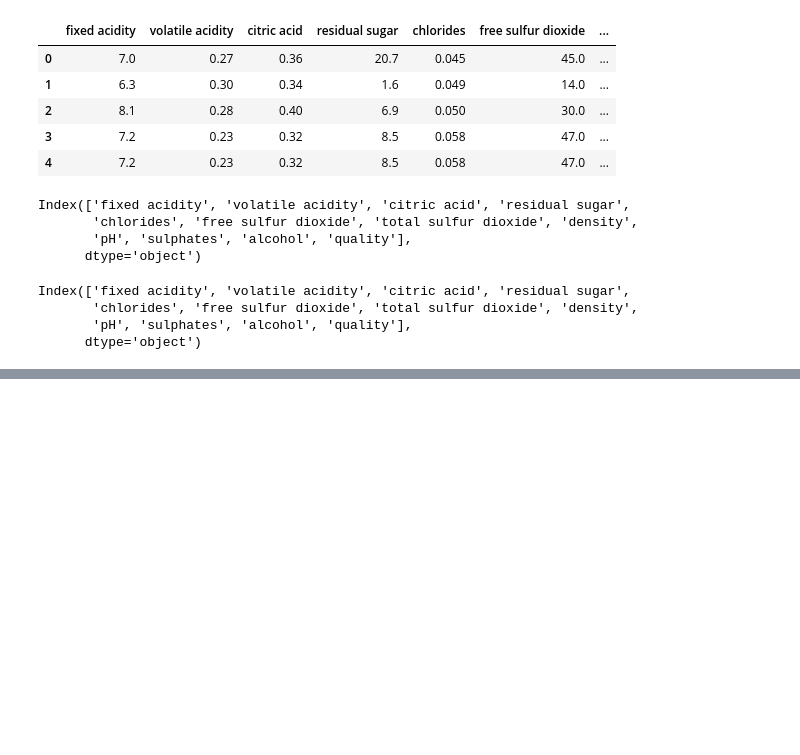
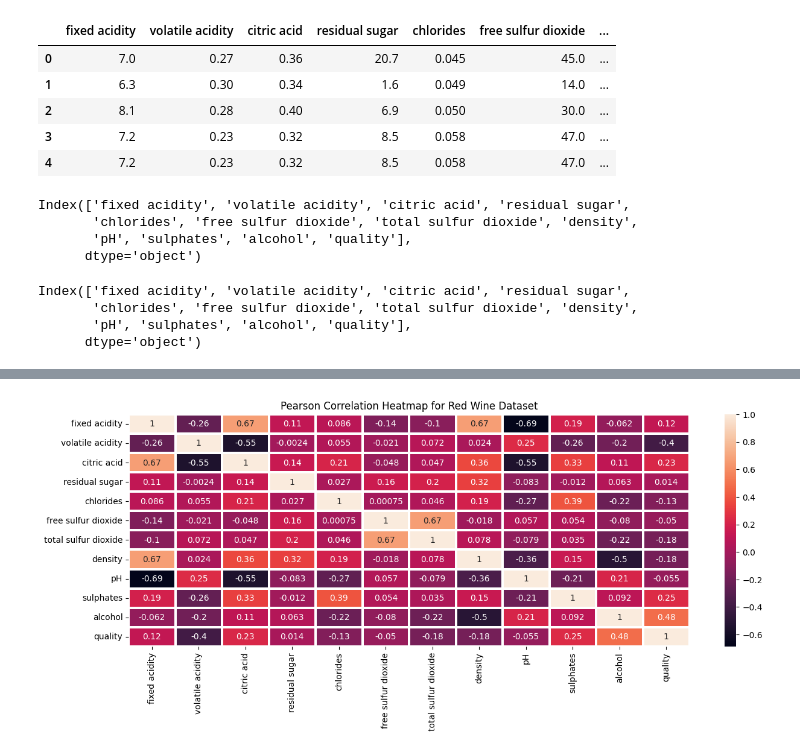
Before and after one commit to UjjwalKarkeyy/Two_Months_ML_Journey, a Jupyter notebook: Week 3/wqp_eda.ipynb, the cells around one changed output, grey strips where cells are left out. Saved outputs shown, nothing was run; the diff lists cells and outputs as text; code cells hidden in the pictures; blank space fills up the shorter version.

```diff
--- a/Week 3/wqp_eda.ipynb
+++ b/Week 3/wqp_eda.ipynb
@@ -100,0 +226,3 @@ Index(['fixed acidity', 'volatile acidity', 'citric acid', 'residual sugar',
+# %%
+corr_matrix_red = df_red.corr()
+corr_matrix_white = df_white.corr()
@@ -100,0 +261,7 @@ Index(['fixed acidity', 'volatile acidity', 'citric acid', 'residual sugar',
+# %%
+plt.figure(figsize=(15,5))
+sns.heatmap(corr_matrix_red, annot=True, linewidths=1.5)
+plt.title('Pearson Correlation Heatmap for Red Wine Dataset')
+plt.show()
+# %% [output]
+[figure, added]
```
Also changed, not shown: parts of 69 cells of this notebook, 2 other files.
